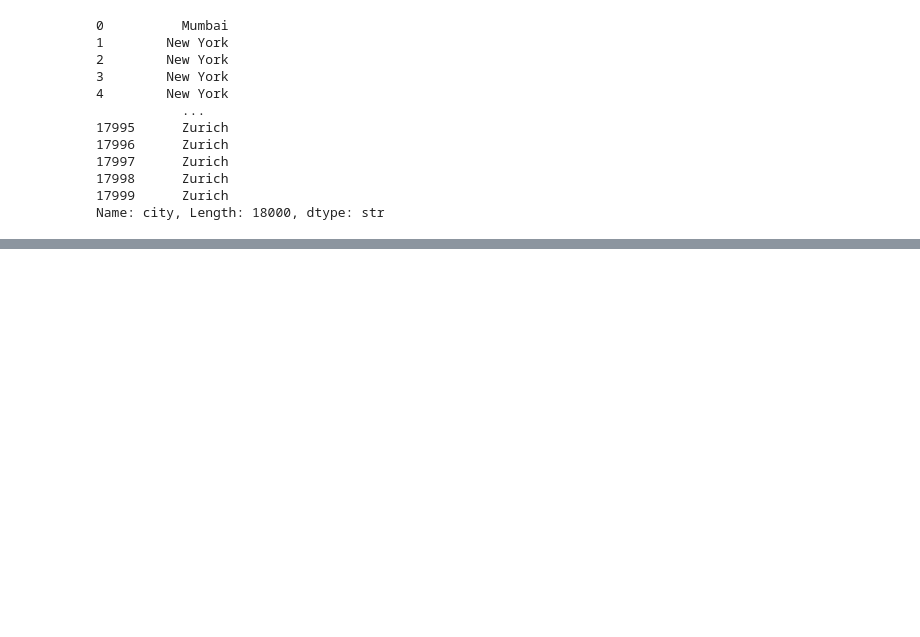
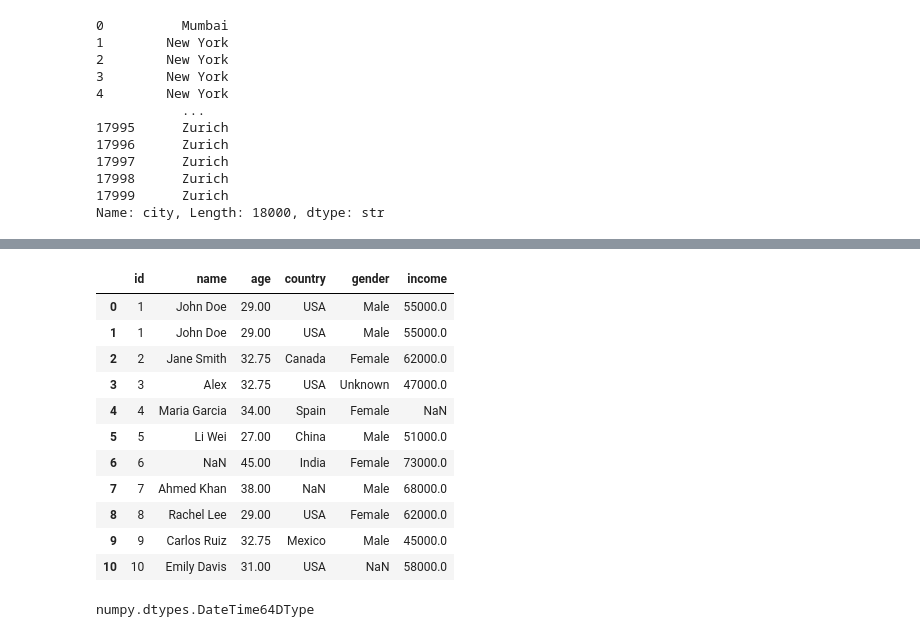
Before and after one commit to namanjain152003/pandas, a Jupyter notebook: panda_tutorial.ipynb, the cells around one changed output, grey strips where cells are left out. Drawn from its saved outputs; the diff is of its cells as text; code cells hidden in the pictures; blank space fills up the shorter version.

```diff
--- a/panda_tutorial.ipynb
+++ b/panda_tutorial.ipynb
@@ -287,0 +358,9 @@ Name: city, Length: 18000, dtype: str
+# %%
+# handle duplicates values
+df.duplicated() # True for duplicate rows
+df.duplicated("country") # True for duplicate rows in particular col
+df.duplicated(["country", "gender"])
+
+df2=df.copy()
+df.drop_duplicates(inplace=True) # drops duplicate rows
+df
@@ -287,0 +379,34 @@ Name: city, Length: 18000, dtype: str
+# %%
+df=df2
+# %%
+df
+# %% [output]
+|  | id | name | age | country | gender | income |
+| 0 | 1 | John Doe | 29.00 | USA | Male | 55000.0 |
+| 1 | 1 | John Doe | 29.00 | USA | Male | 55000.0 |
+| 2 | 2 | Jane Smith | 32.75 | Canada | Female | 62000.0 |
+| 3 | 3 | Alex | 32.75 | USA | Unknown | 47000.0 |
+| 4 | 4 | Maria Garcia | 34.00 | Spain | Female | NaN |
+| 5 | 5 | Li Wei | 27.00 | China | Male | 51000.0 |
+| 6 | 6 | NaN | 45.00 | India | Female | 73000.0 |
+| 7 | 7 | Ahmed Khan | 38.00 | NaN | Male | 68000.0 |
+| 8 | 8 | Rachel Lee | 29.00 | USA | Female | 62000.0 |
+| 9 | 9 | Carlos Ruiz | 32.75 | Mexico | Male | 45000.0 |
+| 10 | 10 | Emily Davis | 31.00 | USA | NaN | 58000.0 |
+# %%
+# Data Types
+df.dtypes
+
+df2 = df.copy()
+
+df2 = df2.fillna(0)
+
+df2["age"] = df2["age"].astype("int64").copy()
+
+df2.dtypes
+
+# date time
+date_str = pd.Series([pd.to_datetime("2026-12-31")])
+type(date_str.dtype)
+# %% [output]
+numpy.dtypes.DateTime64DType
```
Also changed, not shown: parts of 7 cells of this notebook.
